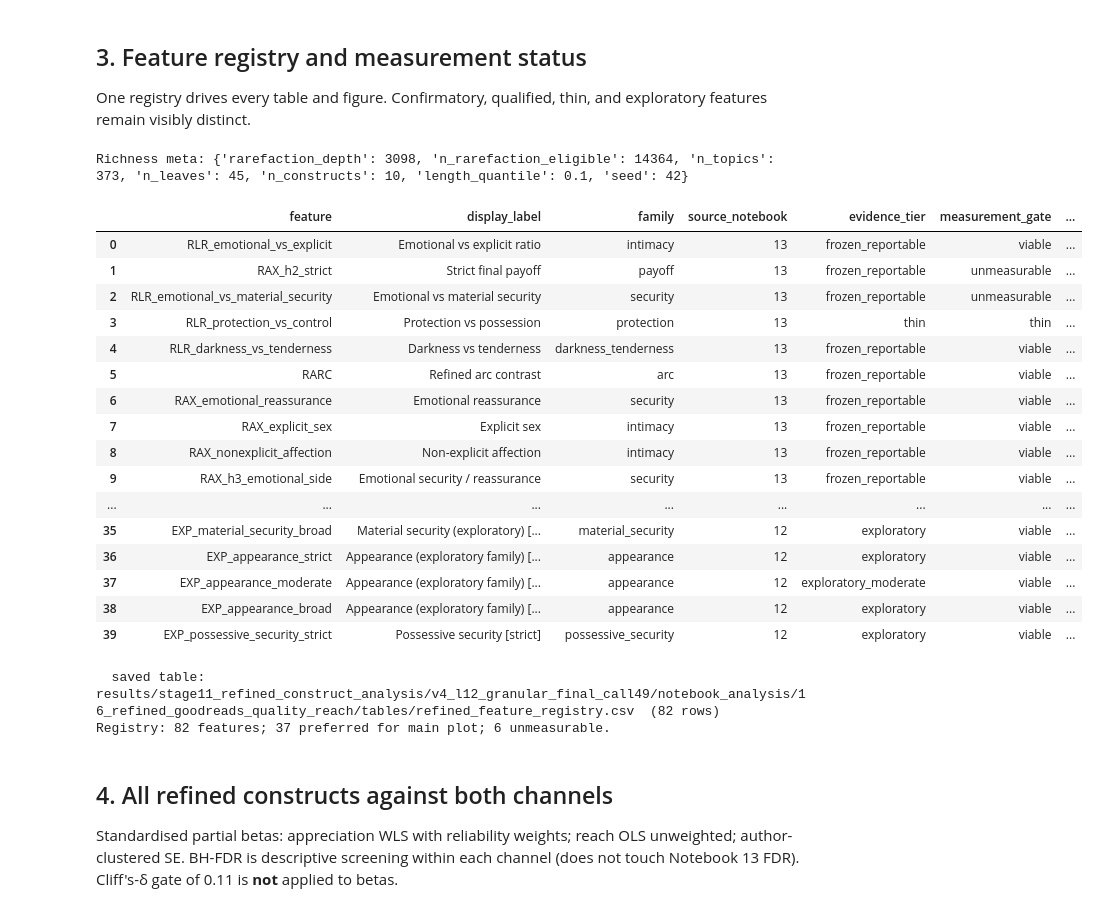
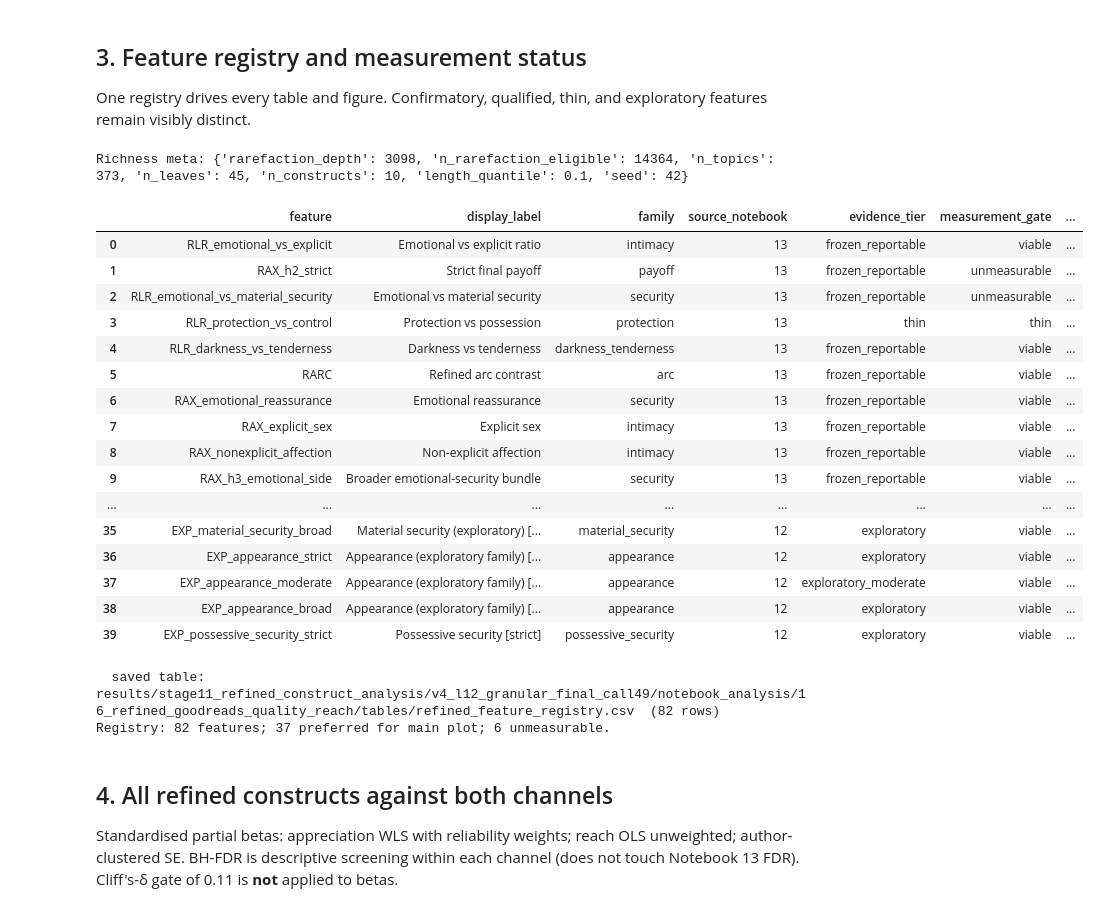
Before and after one commit to BakhturinaPolina/romantic-novels-large-corpus, a Jupyter notebook: notebooks/08_refined_construct_analysis/16_refined_goodreads_quality_reach.ipynb, the cells around one changed output. Cells and saved outputs as stored; diff of their text form; code cells hidden in the pictures.

```diff
--- a/notebooks/08_refined_construct_analysis/16_refined_goodreads_quality_reach.ipynb
+++ b/notebooks/08_refined_construct_analysis/16_refined_goodreads_quality_reach.ipynb
@@ -341,7 +341,7 @@ COMPONENTS = [
     ("H1", "RAX_emotional_reassurance", "Emotional reassurance", "security"),
     ("H1", "RAX_explicit_sex", "Explicit sex", "intimacy"),
     ("H1", "RAX_nonexplicit_affection", "Non-explicit affection", "intimacy"),
-    ("H3", "RAX_h3_emotional_side", "Emotional security / reassurance", "security"),
+    ("H3", "RAX_h3_emotional_side", "Broader emotional-security bundle", "security"),
     ("H3", "RAX_h3_material_side", "Material provision side", "security"),
     ("H3", "RAX_appearance_grooming", "Grooming / self-presentation", "appearance"),
     ("H4", "RAX_external_protection", "Enacted protection", "protection"),
@@ -622,34 +622,34 @@ for feat, label, family in RICHNESS_SPECS:
         }
     )
 
 registry = pd.DataFrame(reg_rows).drop_duplicates(subset=["feature"], keep="first")
 # Drop features absent from frame (except keep unmeasurable NB13 rows for transparency)
 registry["in_frame"] = registry["feature"].isin(work.columns)
 registry.loc[
     ~registry["in_frame"] & (registry["measurement_gate"] != "unmeasurable"),
     "measurement_gate",
 ] = "unmeasurable"
 display(registry[["feature", "display_label", "family", "source_notebook", "evidence_tier", "measurement_gate", "preferred_for_main_plot"]].head(40))
 ctx.save_table(registry, "refined_feature_registry")
 label_map = registry.set_index("feature")["display_label"].to_dict()
 print(
     f"Registry: {len(registry)} features; "
     f"{int(registry['preferred_for_main_plot'].sum())} preferred for main plot; "
     f"{int((registry['measurement_gate'] == 'unmeasurable').sum())} unmeasurable."
 )
 # %% [output]
 Richness meta: {'rarefaction_depth': 3098, 'n_rarefaction_eligible': 14364, 'n_topics': 373, 'n_leaves': 45, 'n_constructs': 10, 'length_quantile': 0.1, 'seed': 42}
 |  | feature | display_label | family | source_notebook | evidence_tier | measurement_gate | ... |
 | 0 | RLR_emotional_vs_explicit | Emotional vs explicit ratio | intimacy | 13 | frozen_reportable | viable | ... |
 | 1 | RAX_h2_strict | Strict final payoff | payoff | 13 | frozen_reportable | unmeasurable | ... |
 | 2 | RLR_emotional_vs_material_security | Emotional vs material security | security | 13 | frozen_reportable | unmeasurable | ... |
 | 3 | RLR_protection_vs_control | Protection vs possession | protection | 13 | thin | thin | ... |
 | 4 | RLR_darkness_vs_tenderness | Darkness vs tenderness | darkness_tenderness | 13 | frozen_reportable | viable | ... |
 | 5 | RARC | Refined arc contrast | arc | 13 | frozen_reportable | viable | ... |
 | 6 | RAX_emotional_reassurance | Emotional reassurance | security | 13 | frozen_reportable | viable | ... |
 | 7 | RAX_explicit_sex | Explicit sex | intimacy | 13 | frozen_reportable | viable | ... |
 | 8 | RAX_nonexplicit_affection | Non-explicit affection | intimacy | 13 | frozen_reportable | viable | ... |
-| 9 | RAX_h3_emotional_side | Emotional security / reassurance | security | 13 | frozen_reportable | viable | ... |
+| 9 | RAX_h3_emotional_side | Broader emotional-security bundle | security | 13 | frozen_reportable | viable | ... |
 | ... | ... | ... | ... | ... | ... | ... | ... |
 | 35 | EXP_material_security_broad | Material security (exploratory) [... | material_security | 12 | exploratory | viable | ... |
 | 36 | EXP_appearance_strict | Appearance (exploratory family) [... | appearance | 12 | exploratory | viable | ... |
```
Also changed, not shown: parts of 3 cells of this notebook, 9 other files.
